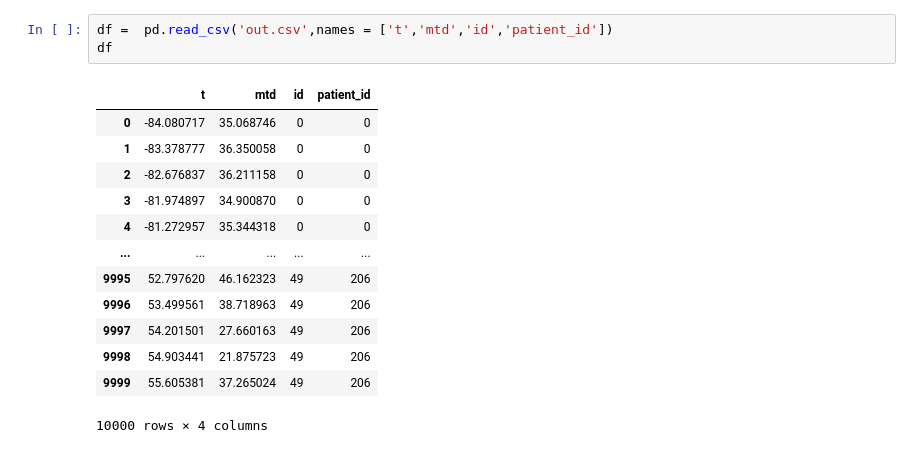
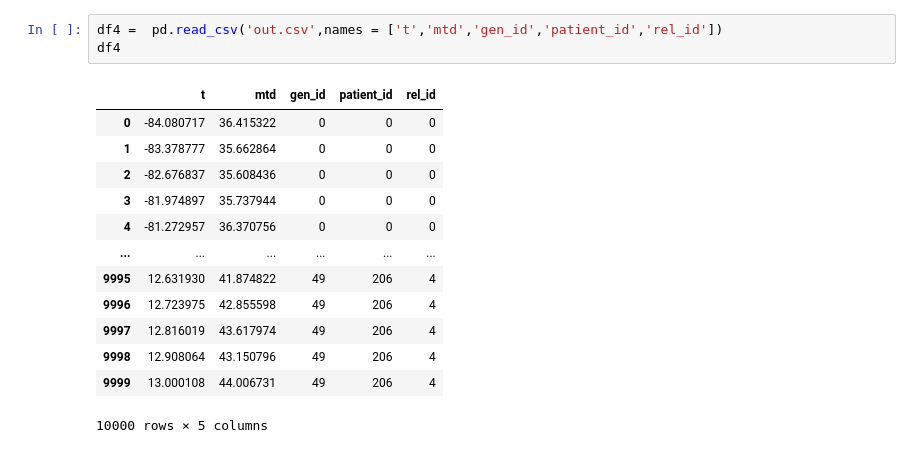
Before and after one commit to sgrzegorz/CancerTherapyPrediction, a Jupyter notebook: interpolation.ipynb, the cells around one changed output. Drawn from its saved outputs; the diff is of its cells as text.

```diff
--- a/interpolation.ipynb
+++ b/interpolation.ipynb
@@ -90,17 +117,17 @@ spline with fp=s has been reached. Probable cause: s too small.
 # %%
-df =  pd.read_csv('out.csv',names = ['t','mtd','id','patient_id'])
-df
+df4 =  pd.read_csv('out.csv',names = ['t','mtd','gen_id','patient_id','rel_id'])
+df4
 # %% [output]
-|  | t | mtd | id | patient_id |
-| 0 | -84.080717 | 35.068746 | 0 | 0 |
-| 1 | -83.378777 | 36.350058 | 0 | 0 |
-| 2 | -82.676837 | 36.211158 | 0 | 0 |
-| 3 | -81.974897 | 34.900870 | 0 | 0 |
-| 4 | -81.272957 | 35.344318 | 0 | 0 |
-| ... | ... | ... | ... | ... |
-| 9995 | 52.797620 | 46.162323 | 49 | 206 |
-| 9996 | 53.499561 | 38.718963 | 49 | 206 |
-| 9997 | 54.201501 | 27.660163 | 49 | 206 |
-| 9998 | 54.903441 | 21.875723 | 49 | 206 |
-| 9999 | 55.605381 | 37.265024 | 49 | 206 |
+|  | t | mtd | gen_id | patient_id | rel_id |
+| 0 | -84.080717 | 36.415322 | 0 | 0 | 0 |
+| 1 | -83.378777 | 35.662864 | 0 | 0 | 0 |
+| 2 | -82.676837 | 35.608436 | 0 | 0 | 0 |
+| 3 | -81.974897 | 35.737944 | 0 | 0 | 0 |
+| 4 | -81.272957 | 36.370756 | 0 | 0 | 0 |
+| ... | ... | ... | ... | ... | ... |
+| 9995 | 12.631930 | 41.874822 | 49 | 206 | 4 |
+| 9996 | 12.723975 | 42.855598 | 49 | 206 | 4 |
+| 9997 | 12.816019 | 43.617974 | 49 | 206 | 4 |
+| 9998 | 12.908064 | 43.150796 | 49 | 206 | 4 |
+| 9999 | 13.000108 | 44.006731 | 49 | 206 | 4 |
-10000 rows × 4 columns
+10000 rows × 5 columns
```
Also changed, not shown: parts of 9 cells of this notebook.
